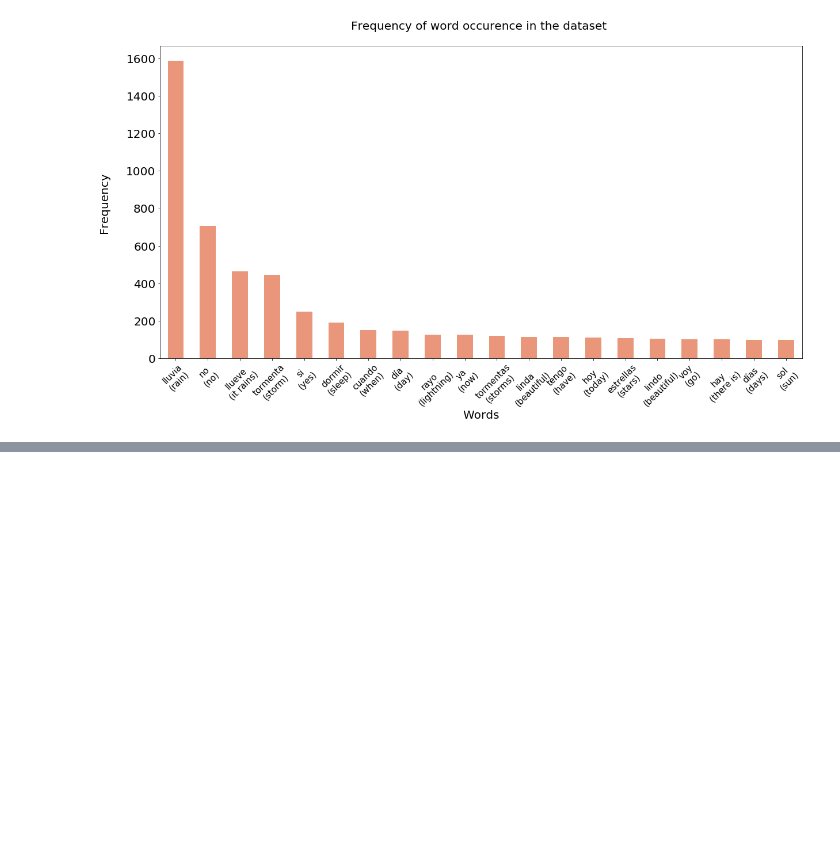
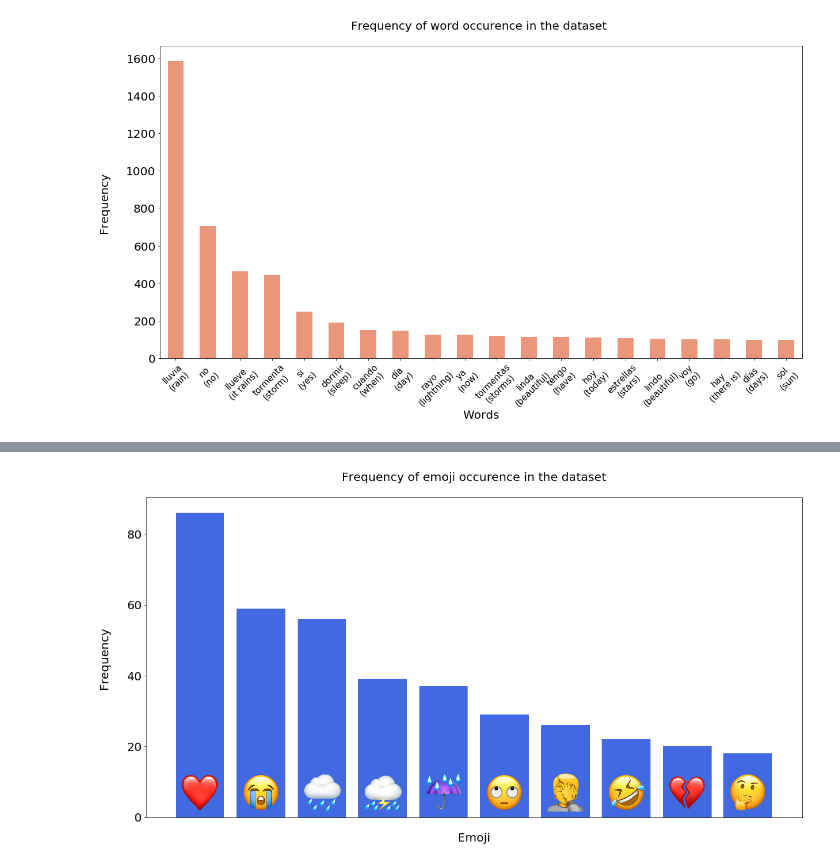
Before and after one commit to agemperador/RELAMPAGO_poster, a Jupyter notebook: GEN_DATASET/tweet_analysis.ipynb, the cells around one changed output, grey strips where cells are left out. Cells and saved outputs as stored; diff of their text form; code cells hidden in the pictures; blank space fills up the shorter version.

Commit message:
Grafico de emojis

```diff
--- a/GEN_DATASET/tweet_analysis.ipynb
+++ b/GEN_DATASET/tweet_analysis.ipynb
@@ -222,2 +261,3 @@ Text(0,0.5,'Frequency \n')
 # %%
-Emoji = bow(ORT, 'msj_emoji')
+emoji = bow(ORT, 'msj_emoji')
+emoji
@@ -228,3 +283,2 @@ NameError: name 'tot' is not defined
 # %%
-a = ['\U0001f60d', '\U0001f602', '\u2764', '\U0001f62d', '\U0001f327', '\u26c8', '\u2614','', '\U0001f644']
-print(a)
+A = ['\\u2764', '\\U0001f62d','\\U0001f327', '\\u26c8', '\\u2614', '\\U0001f644', '\\U0001f926', '\\U0001f923', '\\U0001f494', '\\U0001f914']
@@ -261,5 +284,0 @@ plt.show()
-# %%
-plt.rcParams['font.family'] = prop.get_family()
-
-plt.annotate("😅", (0.5, 0.3), size=30)
-plt.annotate("😢", (0.5, 0.8), size=30)
@@ -295,0 +285,9 @@ fig.savefig("poo_plot.png")
+# %%
+archivos = []
+# r=root, d=directories, f = files
+for r, d, f in os.walk('/home/mech/Documents/RELAMPAGO_poster/GEN_DATASET/'):
+    for file in f:
+          if '.png' in file:
+              archivos.append(os.path.join(r, file))
+
+archivos
@@ -295,0 +308,34 @@ fig.savefig("poo_plot.png")
+# %%
+fig, ax = plt.subplots(figsize = [20,10])
+plot = ax.bar(emoji['Diccionario'].iloc[0:10], emoji['Frecuencia'].iloc[0:10], color = "royalblue")
+fig_width = fig.get_window_extent().width
+fig_height = fig.get_window_extent().height
+emoji_size = 1300/(fig_width*len(emoji['Diccionario'].iloc[0:10]))
+emoji_axs = [None for i in range(len(emoji['Diccionario'].iloc[0:10]))]
+plt.title('Frequency of emoji occurence in the dataset\n', fontsize = 20)
+plt.xlabel('\nEmoji', fontsize = 20)
+plt.ylabel('Frequency \n', fontsize = 20)
+plt.yticks(fontsize = 20)
+#plt.xticks(fontsize = 20)
+ax.tick_params(
+    axis='x',          # changes apply to the x-axis
+    which='both',      # both major and minor ticks are affected
+    bottom=False,      # ticks along the bottom edge are off
+    top=False,         # ticks along the top edge are off
+    labelbottom=False)
+
+for i in range(len(A)):
+    for j in archivos:
+        arc = j[50:-4]
+        if arc == A[i][1:]:
+            IMG = j
+            img = plt.imread(IMG)
+
+            loc = ax.transData.transform((i, 7))
+            emoji_axs[i] = fig.add_axes([loc[0]/fig_width-emoji_size/2, loc[1]/fig_height-emoji_size/2,
+                               emoji_size, emoji_size], anchor='C')
+            emoji_axs[i].imshow(img)
+            emoji_axs[i].axis("off")
+fig.savefig("emoji_plot.png")
+# %% [output]
+[figure, added]
```
Also changed, not shown: parts of 18 cells of this notebook, 11 other files.
